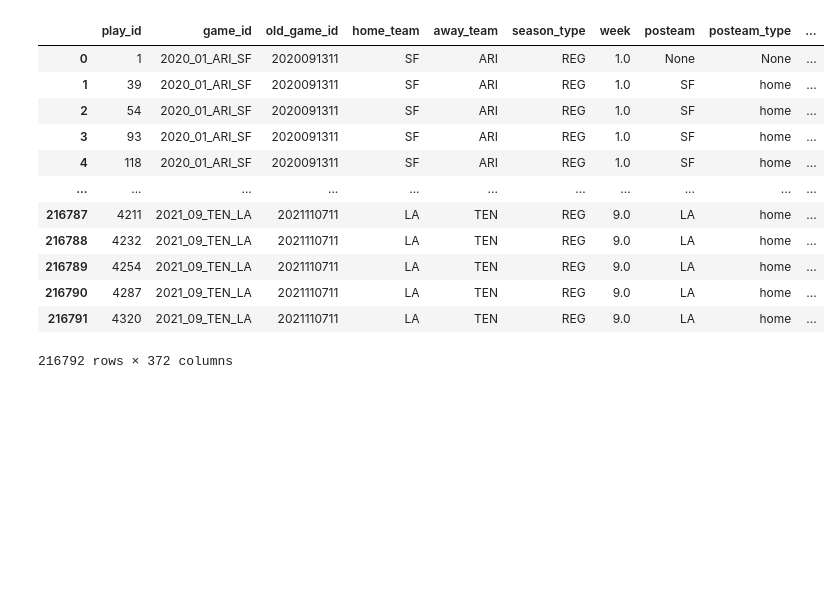
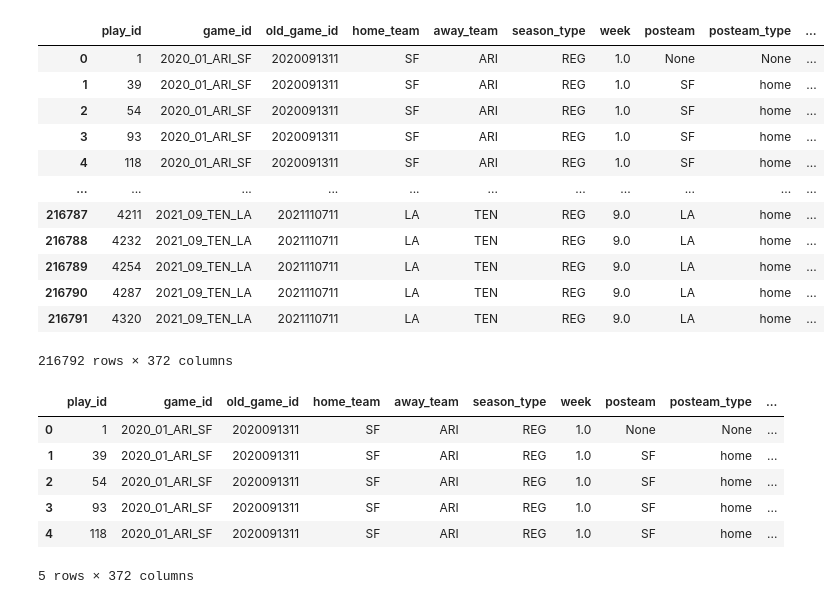
Before and after one commit to tcjurgens/NFL-Analytics-Project, a Jupyter notebook: DB/BasicSQLAlchemy.ipynb, the cells around one changed output. Cells and saved outputs as stored; diff of their text form; code cells hidden in the pictures; blank space fills up the shorter version.

```diff
--- a/DB/BasicSQLAlchemy.ipynb
+++ b/DB/BasicSQLAlchemy.ipynb
@@ -75,3 +75,15 @@ pd.read_sql_query('select * from nflplaybyplay', engine)
 | 216790 | 4287 | 2021_09_TEN_LA | 2021110711 | LA | TEN | REG | 9.0 | LA | home | ... |
 | 216791 | 4320 | 2021_09_TEN_LA | 2021110711 | LA | TEN | REG | 9.0 | LA | home | ... |
 216792 rows × 372 columns
+# %%
+df = pd.read_sql_query('select * from nflplaybyplay', engine)
+# %%
+df.head()
+# %% [output]
+|  | play_id | game_id | old_game_id | home_team | away_team | season_type | week | posteam | posteam_type | ... |
+| 0 | 1 | 2020_01_ARI_SF | 2020091311 | SF | ARI | REG | 1.0 | None | None | ... |
+| 1 | 39 | 2020_01_ARI_SF | 2020091311 | SF | ARI | REG | 1.0 | SF | home | ... |
+| 2 | 54 | 2020_01_ARI_SF | 2020091311 | SF | ARI | REG | 1.0 | SF | home | ... |
+| 3 | 93 | 2020_01_ARI_SF | 2020091311 | SF | ARI | REG | 1.0 | SF | home | ... |
+| 4 | 118 | 2020_01_ARI_SF | 2020091311 | SF | ARI | REG | 1.0 | SF | home | ... |
+5 rows × 372 columns
```
